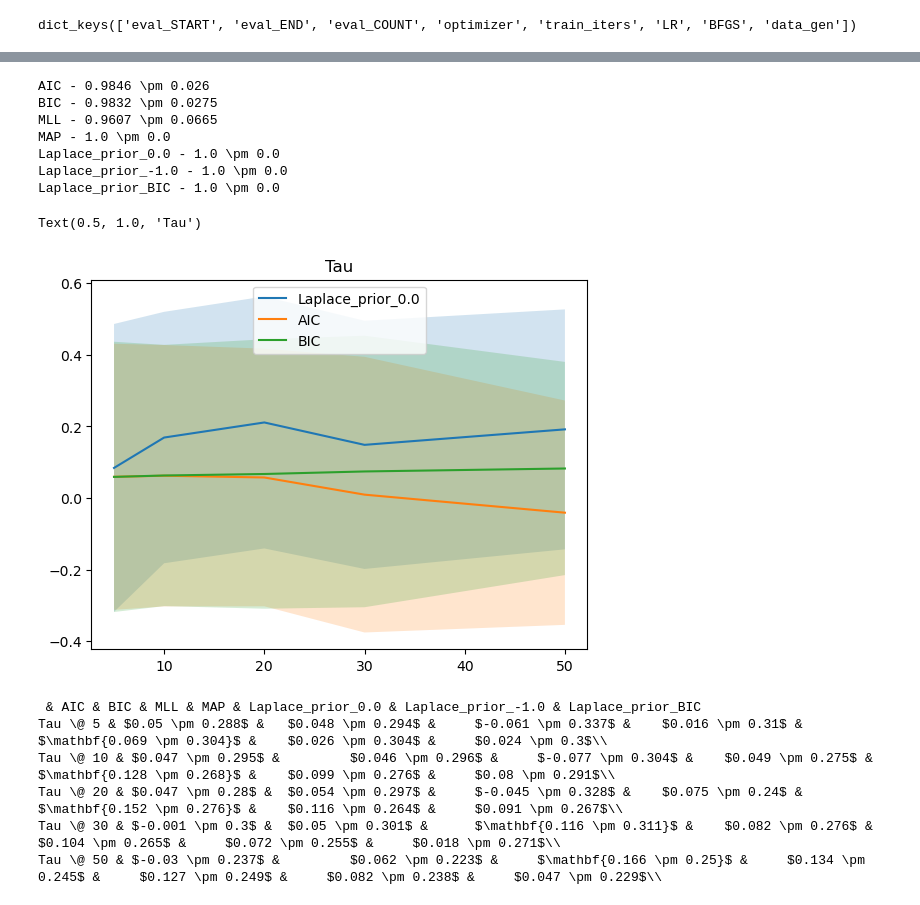
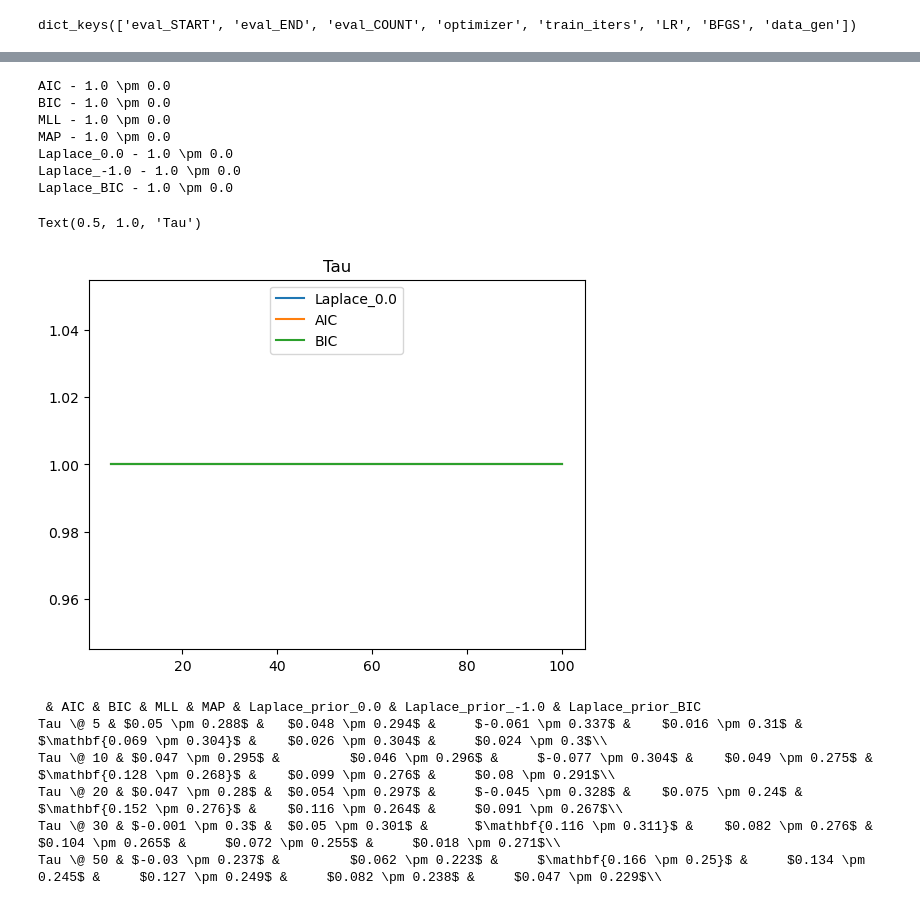
Before and after one commit to ABesginow/LaplaceKernelSearch, a Jupyter notebook: Evaluation.ipynb, the cells around one changed output, grey strips where cells are left out. Cells and saved outputs as stored; diff of their text form; code cells hidden in the pictures.

```diff
--- a/Evaluation.ipynb
+++ b/Evaluation.ipynb
@@ -298,16 +297,16 @@ dict_keys(['eval_START', 'eval_END', 'eval_COUNT', 'optimizer', 'train_iters', '
 # 3.) Are models with redundant parameters more punished than others? Especially the 2SIN vs 3SIN case
 # 4.) Make a ranking sheet per dataset where the models are compared _within_ a metric to see if there are similarities visible or something
 #
-model_kernels = ["PER", "PER*SE", "MAT32+MAT52", "SE", "MAT32", "MAT32+SE", "MAT32*SE"]
+model_kernels = ["SE", "SE+SE", "MAT32"]
 #model_kernels = ["PER", "PER*SE", "SE", "MAT32", "MAT32+SE", "MAT32*SE"]
-#data_kernels = ["SE", "RQ", "MAT32", "MAT52", "SE * SE"]
-data_kernels = ["SE", "RQ", "MAT32", "MAT52", "SE*SE",
-               "SE+SE", "MAT32+SE", "MAT52+SE", "MAT32*SE", "PER",
-               "PER*SE", "(SE+RQ)*PER", "SE+SE+SE", "MAT32+(MAT52*PER)"]
-dataset_sizes = [5, 10, 20, 30, 50, 70, 100, 150, 200]
+data_kernels = ["SE", "SE+SE", "LIN"]
+#data_kernels = ["SE", "RQ", "MAT32", "MAT52", "SE*SE",
+#               "SE+SE", "MAT32+SE", "MAT52+SE", "MAT32*SE", "PER",
+#               "PER*SE", "(SE+RQ)*PER", "SE+SE+SE", "MAT32+(MAT52*PER)"]
+dataset_sizes = [5, 10, 20, 30, 50, 70, 100]
 #data_kernels = ["MAT52", "RQ", "SE", "MAT32", "SE*SE"]
 #dataset_sizes = [5, 10, 20, 30, 50, 70, 100]#[5, 10, 20, 30, 50, 70, 100, 150, 200]
-metrics = ["MC", "AIC", "BIC", "MLL", "MAP",  {"Laplace_prior": [0.0, -1.0, "BIC"]}] # {"Laplace": [0.0, 2.0, "BIC"]},
+metrics = ["MC", "AIC", "BIC", "MLL", "MAP",  {"Laplace": [0.0, -1.0, "BIC"]}]
 #dataset_sizes = [5, 10, 20, 30, 50, 70, 100, 150, 200]
 data_model_zip = zip(data_kernels, model_kernels[:-1])
 
@@ -322,7 +321,7 @@ mcmc_closeness_dict = {data_gen_kernel:{datasize:list() for datasize in dataset_
 for main_dict in all_results:
     data_gen_kernel = main_dict["results"]["attributes"]["data_gen"]
     dataset_size = main_dict["results"]["attributes"]["eval_COUNT"]
-    if any([2.0 in main_dict["results"]["results"][0]["Laplace_prior"][model_kernel].keys() for model_kernel in main_dict["results"]["results"][0]["Laplace_prior"].keys()]):
+    if any([2.0 in main_dict["results"]["results"][0]["Laplace"][model_kernel].keys() for model_kernel in main_dict["results"]["results"][0]["Laplace"].keys()]):
         print("This happened")
         print(dataset_size)
         continue
@@ -499,7 +492,7 @@ with open("evaluation/temp_storage/mcmc_closeness_dict.pickle", "rb") as f:
 # %%
 # How high is the sum of the difference of the likelihoods for wrongly ranked kernels?
 #
-str_metrics = ["AIC", "BIC", "MLL", "MAP", "Laplace_prior_0.0", "Laplace_prior_-1.0", "Laplace_prior_BIC"]
+str_metrics = ["AIC", "BIC", "MLL", "MAP", "Laplace_0.0", "Laplace_-1.0", "Laplace_BIC"]
 dataset_sizes = [5, 10, 20, 30, 50, 70, 100, 150, 200]
 dataset_sizes = [5, 10, 20, 30, 50, 70, 100]
 mismatch_results_dict = dict()
@@ -550,7 +543,7 @@ Laplace_prior_BIC - 450.646728515625 \pm 3252.160888671875
 # %%
 # How far away from the first place is the first place in each metric
 # Do this for each entry in the metric? Do this for the top-k entries?
-str_metrics = ["AIC", "BIC", "MLL", "MAP", "Laplace_prior_0.0", "Laplace_prior_-1.0", "Laplace_prior_BIC"]
+str_metrics = ["AIC", "BIC", "MLL", "MAP", "Laplace_0.0", "Laplace_-1.0", "Laplace_BIC"]
 dataset_sizes = [5, 10, 20, 30, 50, 70, 100, 150, 200]
 dataset_sizes = [5, 10, 20, 30, 50, 70, 100]
 ranking_results_dict = dict()
@@ -579,7 +590,7 @@ for dataset_size in total_ranking_results:
 #scipy.stats.kendalltau([entry[1] for entry in result_dict["MAT32"][0]["MC"]], [entry[1] for entry in result_dict["MAT32"][0]["AIC"]])
 #"Laplace_0.0", "Laplace_2.0", "Laplace_BIC"
 #
-str_metrics = ["AIC", "BIC", "MLL", "MAP", "Laplace_prior_0.0", "Laplace_prior_-1.0", "Laplace_prior_BIC"]
+str_metrics = ["AIC", "BIC", "MLL", "MAP", "Laplace_0.0", "Laplace_-1.0", "Laplace_BIC"]
 dataset_sizes = [5, 10, 20, 30, 50]#, 70, 100, 150, 200]
 dataset_sizes = [5, 10, 20, 30, 50, 70, 100]#, 150, 200]
 #dataset_sizes = [5, 10, 20, 30, 50, 70, 100, 150, 200]
@@ -612,41 +623,41 @@ for metric in str_metrics:
     print(f"{metric} - {np.round(np.mean(list(itertools.chain.from_iterable([total_tau_results[dataset_size][metric] for dataset_size in total_tau_results]))), 4)} \pm {np.round(np.std(list(itertools.chain.from_iterable([total_tau_results[dataset_size][metric] for dataset_size in total_tau_results]))), 4)}")
     #print(f"{metric} - {np.round(np.mean(list(itertools.chain.from_iterable([total_spearr_results[dataset_size][metric] for dataset_size in total_spearr_results]))), 4)} \pm {np.round(np.std(list(itertools.chain.from_iterable([total_spearr_results[dataset_size][metric] for dataset_size in total_spearr_results]))), 4)}")
 # %% [output]
-AIC - 0.9846 \pm 0.026
-BIC - 0.9832 \pm 0.0275
-MLL - 0.9607 \pm 0.0665
+AIC - 1.0 \pm 0.0
+BIC - 1.0 \pm 0.0
+MLL - 1.0 \pm 0.0
 MAP - 1.0 \pm 0.0
-Laplace_prior_0.0 - 1.0 \pm 0.0
-Laplace_prior_-1.0 - 1.0 \pm 0.0
-Laplace_prior_BIC - 1.0 \pm 0.0
+Laplace_0.0 - 1.0 \pm 0.0
+Laplace_-1.0 - 1.0 \pm 0.0
+Laplace_BIC - 1.0 \pm 0.0
 # %%
 # line plot with the means across varying dataset sizes
 
 tau_mean_dict = {metric:list() for metric in str_metrics}
 tau_std_dict = {metric:list() for metric in str_metrics}
 spearr_mean_dict = {metric:list() for metric in str_metrics}
 spearr_std_dict = {metric:list() for metric in str_metrics}
 for dataset_size in total_tau_results:
     for metric in total_tau_results[dataset_size]:
         tau_mean_dict[metric].append(np.mean(total_tau_results[dataset_size][metric]))
         tau_std_dict[metric].append(np.std(total_tau_results[dataset_size][metric]))
         spearr_mean_dict[metric].append(np.mean(total_spearr_results[dataset_size][metric]))
         spearr_std_dict[metric].append(np.std(total_spearr_results[dataset_size][metric]))
         #np.std(total_tau_results[metric])
         #np.std(total_spearr_results[metric])
 
 
-for metric in ["Laplace_prior_0.0", "AIC", "BIC"]:#tau_mean_dict:
+for metric in ["Laplace_0.0", "AIC", "BIC"]:#tau_mean_dict:
     plt.plot(dataset_sizes, spearr_mean_dict[metric],  label=metric)
     plt.fill_between(dataset_sizes, torch.Tensor(spearr_mean_dict[metric]) - torch.Tensor(spearr_std_dict[metric]), torch.Tensor(spearr_mean_dict[metric]) + torch.Tensor(spearr_std_dict[metric]), alpha=0.2)
     #plt.plot(dataset_sizes, tau_mean_dict[metric],  label=metric)
     #plt.fill_between(dataset_sizes, torch.Tensor(tau_mean_dict[metric]) - torch.Tensor(tau_std_dict[metric]), torch.Tensor(tau_mean_dict[metric]) + torch.Tensor(tau_std_dict[metric]), alpha=0.2)
 plt.legend(loc=9)
 plt.title("Tau")
 #tikzplotlib.save("evaluation/correlation_likelihood_tau.tex")
 # %% [output]
 Text(0.5, 1.0, 'Tau')
-[figure, old version]
+[figure, new version]
 # %%
 print(" & " + " & ".join([metric for metric in tau_mean_dict]))
 for i, dataset_size in enumerate(dataset_sizes):
```
Also changed, not shown: parts of 5 cells of this notebook.
